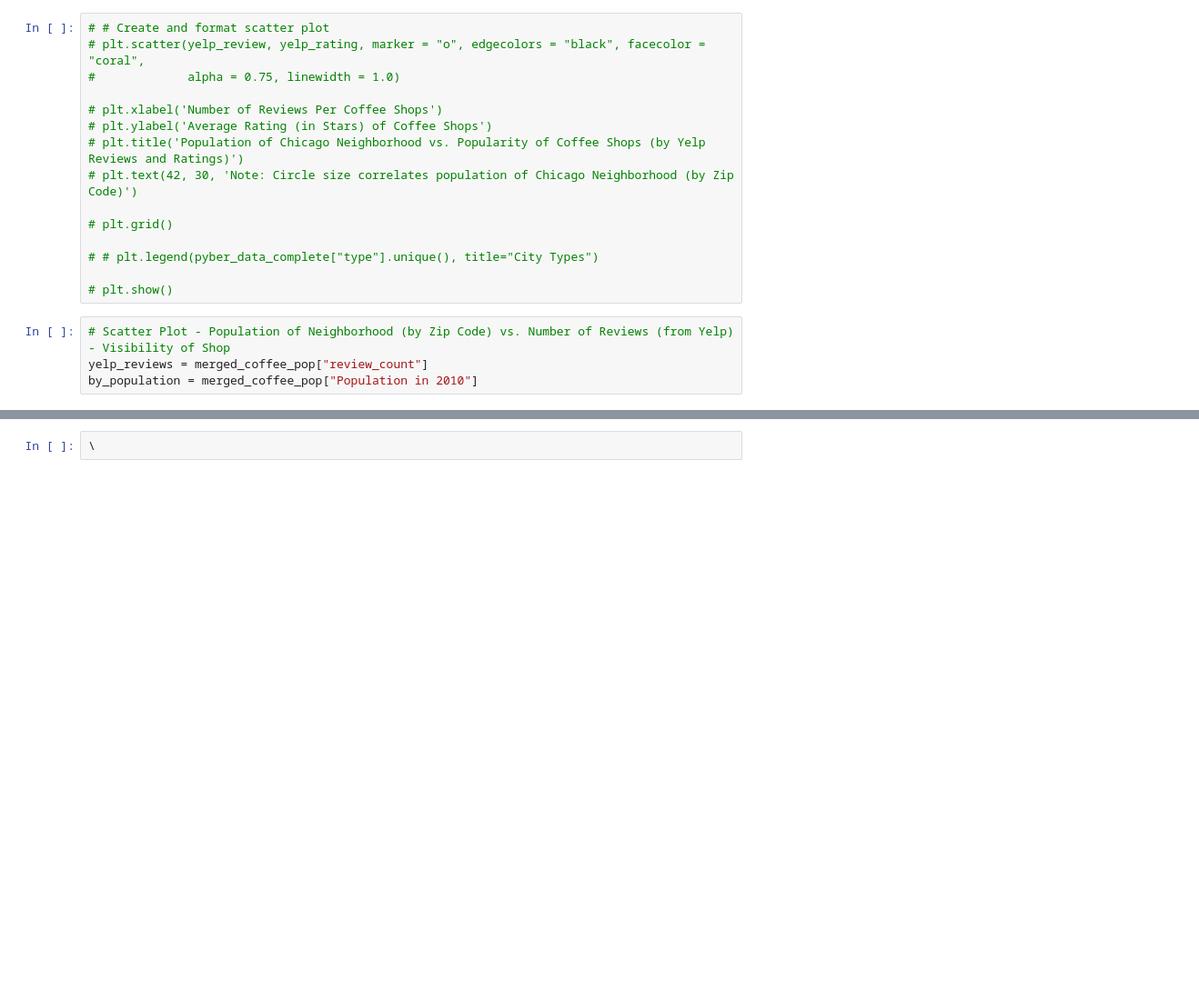
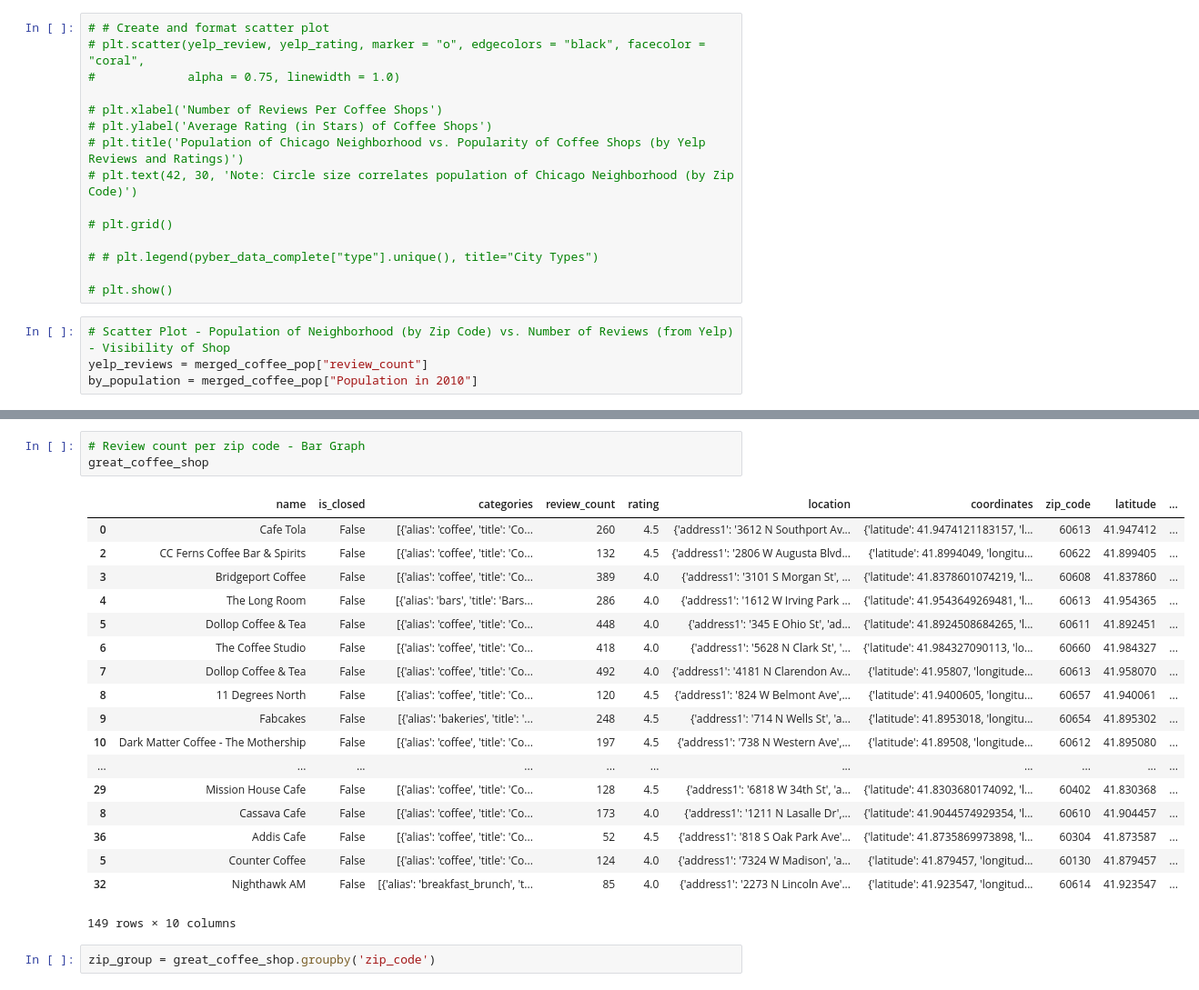
Before and after one commit to prathyushachalla/FindMyCoffeewithGIS, a Jupyter notebook: Xuan_testing-Copy1_KB.ipynb, the cells around one changed output, grey strips where cells are left out. Shown: that part at 91% size. Saved outputs shown, nothing was run; the diff lists cells and outputs as text; blank space fills up the shorter version.

```diff
--- a/Xuan_testing-Copy1_KB.ipynb
+++ b/Xuan_testing-Copy1_KB.ipynb
@@ -344,2 +447,24 @@ plt.show()
-# %%
-\
+# %%
+# Review count per zip code - Bar Graph
+great_coffee_shop
+# %% [output]
+|  | name | is_closed | categories | review_count | rating | location | coordinates | zip_code | latitude | ... |
+| 0 | Cafe Tola | False | [{'alias': 'coffee', 'title': 'Co... | 260 | 4.5 | {'address1': '3612 N Southport Av... | {'latitude': 41.9474121183157, 'l... | 60613 | 41.947412 | ... |
+| 2 | CC Ferns Coffee Bar & Spirits | False | [{'alias': 'coffee', 'title': 'Co... | 132 | 4.5 | {'address1': '2806 W Augusta Blvd... | {'latitude': 41.8994049, 'longitu... | 60622 | 41.899405 | ... |
+| 3 | Bridgeport Coffee | False | [{'alias': 'coffee', 'title': 'Co... | 389 | 4.0 | {'address1': '3101 S Morgan St', ... | {'latitude': 41.8378601074219, 'l... | 60608 | 41.837860 | ... |
+| 4 | The Long Room | False | [{'alias': 'bars', 'title': 'Bars... | 286 | 4.0 | {'address1': '1612 W Irving Park ... | {'latitude': 41.9543649269481, 'l... | 60613 | 41.954365 | ... |
+| 5 | Dollop Coffee & Tea | False | [{'alias': 'coffee', 'title': 'Co... | 448 | 4.0 | {'address1': '345 E Ohio St', 'ad... | {'latitude': 41.8924508684265, 'l... | 60611 | 41.892451 | ... |
+| 6 | The Coffee Studio | False | [{'alias': 'coffee', 'title': 'Co... | 418 | 4.0 | {'address1': '5628 N Clark St', '... | {'latitude': 41.984327090113, 'lo... | 60660 | 41.984327 | ... |
+| 7 | Dollop Coffee & Tea | False | [{'alias': 'coffee', 'title': 'Co... | 492 | 4.0 | {'address1': '4181 N Clarendon Av... | {'latitude': 41.95807, 'longitude... | 60613 | 41.958070 | ... |
+| 8 | 11 Degrees North | False | [{'alias': 'coffee', 'title': 'Co... | 120 | 4.5 | {'address1': '824 W Belmont Ave',... | {'latitude': 41.9400605, 'longitu... | 60657 | 41.940061 | ... |
+| 9 | Fabcakes | False | [{'alias': 'bakeries', 'title': '... | 248 | 4.5 | {'address1': '714 N Wells St', 'a... | {'latitude': 41.8953018, 'longitu... | 60654 | 41.895302 | ... |
+| 10 | Dark Matter Coffee - The Mothership | False | [{'alias': 'coffee', 'title': 'Co... | 197 | 4.5 | {'address1': '738 N Western Ave',... | {'latitude': 41.89508, 'longitude... | 60612 | 41.895080 | ... |
+| ... | ... | ... | ... | ... | ... | ... | ... | ... | ... | ... |
+| 29 | Mission House Cafe | False | [{'alias': 'coffee', 'title': 'Co... | 128 | 4.5 | {'address1': '6818 W 34th St', 'a... | {'latitude': 41.8303680174092, 'l... | 60402 | 41.830368 | ... |
+| 8 | Cassava Cafe | False | [{'alias': 'coffee', 'title': 'Co... | 173 | 4.0 | {'address1': '1211 N Lasalle Dr',... | {'latitude': 41.9044574929354, 'l... | 60610 | 41.904457 | ... |
+| 36 | Addis Cafe | False | [{'alias': 'coffee', 'title': 'Co... | 52 | 4.5 | {'address1': '818 S Oak Park Ave'... | {'latitude': 41.8735869973898, 'l... | 60304 | 41.873587 | ... |
+| 5 | Counter Coffee | False | [{'alias': 'coffee', 'title': 'Co... | 124 | 4.0 | {'address1': '7324 W Madison', 'a... | {'latitude': 41.879457, 'longitud... | 60130 | 41.879457 | ... |
+| 32 | Nighthawk AM | False | [{'alias': 'breakfast_brunch', 't... | 85 | 4.0 | {'address1': '2273 N Lincoln Ave'... | {'latitude': 41.923547, 'longitud... | 60614 | 41.923547 | ... |
+149 rows × 10 columns
+# %%
+zip_group = great_coffee_shop.groupby('zip_code')
```
Also changed, not shown: parts of 17 cells of this notebook.
